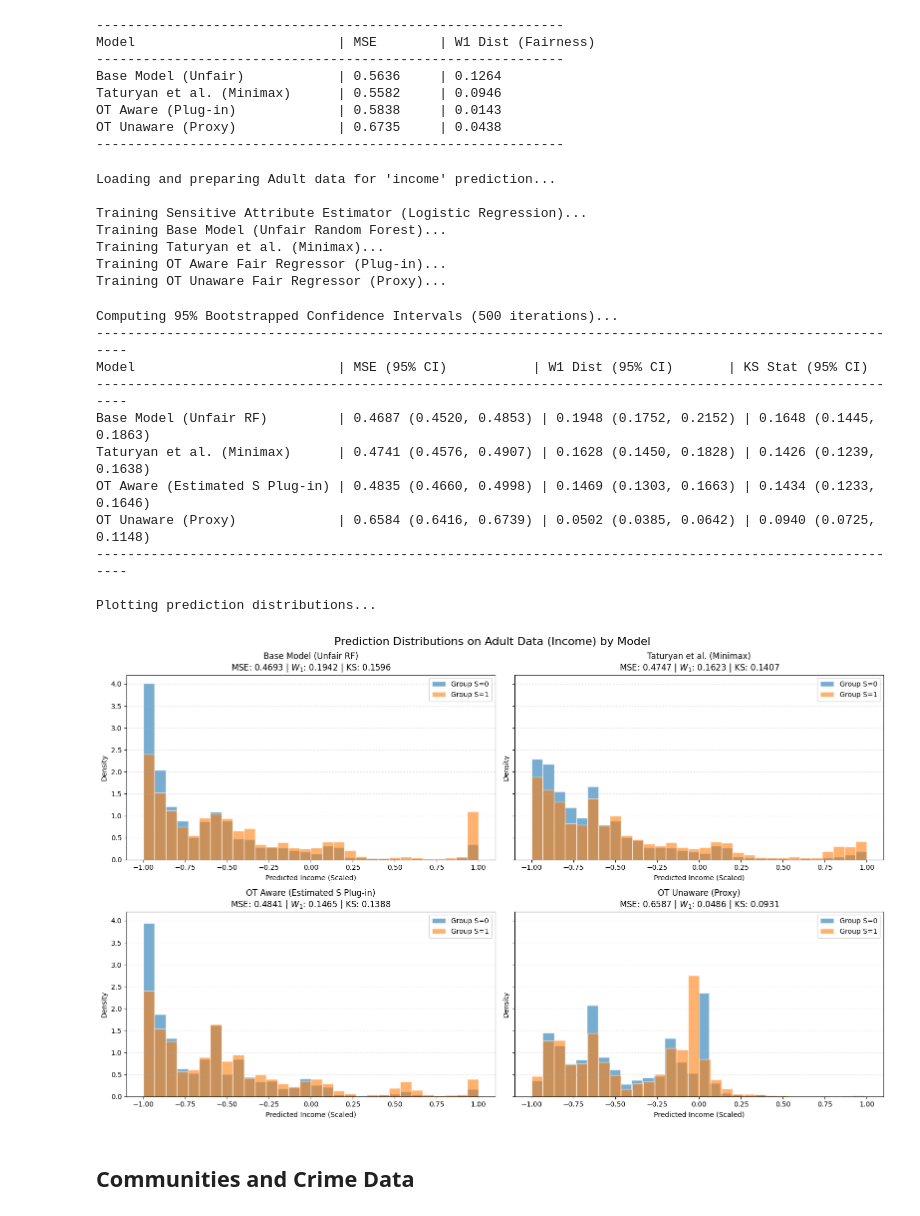
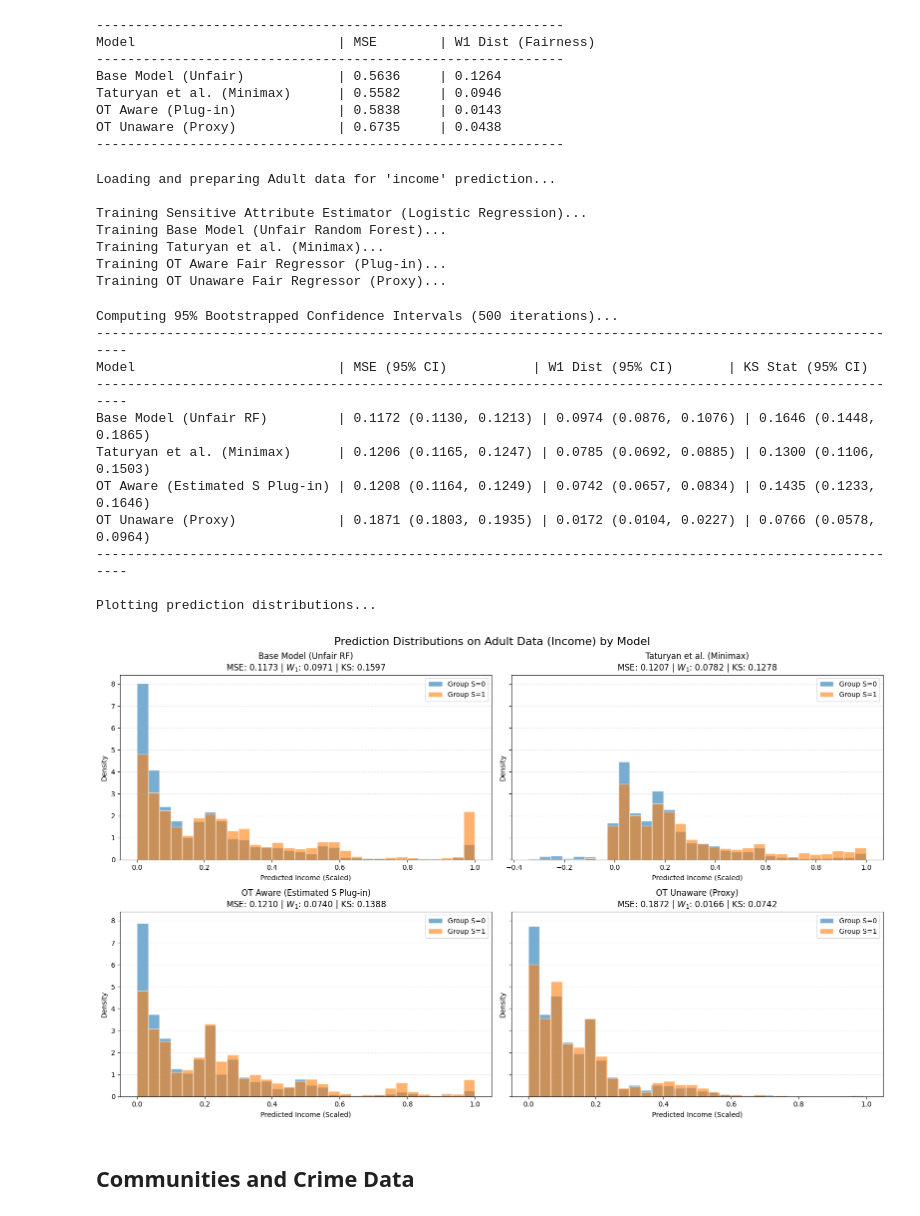
Before and after one commit to AugustinBouquillard/demographic-parity, a Jupyter notebook: real_world_data_visualisation.ipynb, the cells around one changed output. Drawn from its saved outputs; the diff is of its cells as text; code cells hidden in the pictures.

Commit message:
real data visu

```diff
--- a/real_world_data_visualisation.ipynb
+++ b/real_world_data_visualisation.ipynb
@@ -725,18 +703,15 @@ from scipy.stats import wasserstein_distance, ks_2samp
 from sklearn.base import clone
 from ucimlrepo import fetch_ucirepo
 
-# Import Custom Models
 from OTAwareFairRegressor import OTAwareFairRegressor
 from OTUnawareFairRegressor import OTUnawareFairRegressor
 
-# Ensure FairReg can be imported from the unaware-fair-reg directory
 current_dir = os.getcwd()
 folder_path = os.path.abspath(os.path.join(current_dir, 'unaware-fair-reg-3rd-method'))
 if folder_path not in sys.path:
     sys.path.insert(0, folder_path)
 from FairReg import FairReg
 
-# --- Data Preparation Helpers ---
 def drop_str(df):
     cols = df.columns
     for c in cols:
@@ -781,7 +756,6 @@ def get_adult_data_income(as_df=False):
     else:
         return X, S, y
 
-# --- Bootstrapping Helper ---
 def compute_bootstrap_metrics(y_true, y_pred, S_arr, n_iterations=500, ci=95):
     np.random.seed(42)
     n_size = len(y_true)
@@ -820,7 +794,6 @@ def compute_bootstrap_metrics(y_true, y_pred, S_arr, n_iterations=500, ci=95):
 
     return results
 
-# --- Plotting Helper ---
 def plot_histograms(predictions_dict, S_test_arr, y_test_arr):
     groups = np.unique(S_test_arr)
     g1, g2 = groups[0], groups[1]
@@ -850,18 +823,16 @@ def plot_histograms(predictions_dict, S_test_arr, y_test_arr):
     plt.tight_layout()
     plt.show()
 
-# --- Main Execution ---
 def main():
     print("Loading and preparing Adult data for 'income' prediction...")
     X, S, y = get_adult_data_income()
     p = get_frequencies(S)
 
     # Scale Target
-    scaler_y = MinMaxScaler(feature_range=(-1, 1))
-    y_scaled = scaler_y.fit_transform(y.values.reshape(-1, 1))
-    y = pd.Series(y_scaled.flatten(), index=y.index)
+    #scaler_y = MinMaxScaler(feature_range=(-1, 1))
+    #y_scaled = scaler_y.fit_transform(y.values.reshape(-1, 1))
+    #y = pd.Series(y_scaled.flatten(), index=y.index)
 
-    # Split Data
     TRAIN_SIZE, UNLAB_SIZE, TEST_SIZE = 0.4, 0.4, 0.2
     X_train, X_, S_train, S_, y_train, y_ = train_test_split(
         X, S, y, train_size=TRAIN_SIZE, stratify=S, random_state=42
@@ -870,7 +841,7 @@ def main():
         X_, S_, y_, test_size=TEST_SIZE/(1-TRAIN_SIZE), stratify=S_, random_state=42
     )
 
-    # Scale Features (Important for Logistic Regression convergence)
+    #scaling features
     scaler_x = StandardScaler()
     X_train_arr = scaler_x.fit_transform(X_train)
     X_unlab_arr = scaler_x.transform(X_unlab)
@@ -879,81 +850,73 @@ def main():
     y_train_arr, S_train_arr = np.array(y_train).flatten(), np.array(S_train).flatten()
     y_test_arr, S_test_arr = np.array(y_test).flatten(), np.array(S_test).flatten()
 
-    # Define Strong Non-Parametric Base Estimator
     base_rf = RandomForestRegressor(n_estimators=100, max_depth=10, random_state=42, n_jobs=-1)
 
-    print("\nTraining Sensitive Attribute Estimator (Logistic Regression)...")
+    print("\nTraining Sensitive Attribute Estimator (Logistic Regression)")
     clf_s = LogisticRegression(solver='lbfgs', max_iter=2000)
     clf_s.fit(X_train_arr, S_train_arr)
     S_test_est = clf_s.predict(X_test_arr).flatten()
 
-    # --- Models ---
-    print("Training Base Model (Unfair Random Forest)...")
+    print("Training Base Model (Unfair Random Forest)")
     reg = clone(base_rf)
     reg.fit(X_train_arr, y_train_arr)
     y_pred_base = reg.predict(X_test_arr).flatten()
 
-    print("Training Taturyan et al. (Minimax)...")
-    # Pass the ALREADY FITTED base model to FairReg
+    print("Training Taturyan et al.")
     fair_reg = FairReg(reg, clf_s, B=1, K=2, p=p, eps=[0.00001, 0.00001], T=100000, keep_history=False)
     fair_reg.fit(X_unlab_arr)
     y_pred_tat = fair_reg.predict(X_test_arr).flatten()
 
-    print("Training OT Aware Fair Regressor (Plug-in)...")
+    print("Training OT Aware Fair Regressor (Plug-in)")
     ot_aware = OTAwareFairRegressor(base_estimator_model=clone(base_rf))
     ot_aware.fit(X_train_arr, y_train_arr, S_train_arr)
     y_pred_aware = ot_aware.predict(X_test_arr, S=S_test_est).flatten()
 
-    print("Training OT Unaware Fair Regressor (Proxy)...")
-    # Using the base_regressor parameter updated in your custom Unaware script
+    print("Training OT Unaware Fair Regressor (Proxy)")
     ot_unaware = OTUnawareFairRegressor(base_regressor=clone(base_rf))
     ot_unaware.fit(X_train_arr, y_train_arr, S_train_arr)
     y_pred_unaware = ot_unaware.predict(X_test_arr, prediction="knn").flatten()
 
-    # --- Evaluation with Confidence Intervals ---
-    print("\nComputing 95% Bootstrapped Confidence Intervals (500 iterations)...")
-    print("-" * 105)
+    print("\nComputing 95% Bootstrapped Confidence Intervals (500 iterations)")
     print(f"{'Model':<30} | {'MSE (95% CI)':<22} | {'W1 Dist (95% CI)':<22} | {'KS Stat (95% CI)':<22}")
-    print("-" * 105)
 
     predictions = {
         "Base Model (Unfair RF)": y_pred_base,
         "Taturyan et al. (Minimax)": y_pred_tat,
         "OT Aware (Estimated S Plug-in)": y_pred_aware,
         "OT Unaware (Proxy)": y_pred_unaware
     }
 
     for name, preds in predictions.items():
         metrics = compute_bootstrap_metrics(y_test_arr, preds, S_test_arr)
         print(f"{name:<30} | {metrics['MSE']:<22} | {metrics['W1']:<22} | {metrics['KS']:<22}")
     print("-" * 105)
 
-    # --- Visualization ---
     print("\nPlotting prediction distributions...")
     plot_histograms(predictions, S_test_arr, y_test_arr)
 
 if __name__ == "__main__":
     main()
 # %% [output]
 Loading and preparing Adult data for 'income' prediction...
 
 Training Sensitive Attribute Estimator (Logistic Regression)...
 Training Base Model (Unfair Random Forest)...
 Training Taturyan et al. (Minimax)...
 Training OT Aware Fair Regressor (Plug-in)...
 Training OT Unaware Fair Regressor (Proxy)...
 Computing 95% Bootstrapped Confidence Intervals (500 iterations)...
 ---------------------------------------------------------------------------------------------------------
 Model                          | MSE (95% CI)           | W1 Dist (95% CI)       | KS Stat (95% CI)
 ---------------------------------------------------------------------------------------------------------
-Base Model (Unfair RF)         | 0.4687 (0.4520, 0.4853) | 0.1948 (0.1752, 0.2152) | 0.1648 (0.1445, 0.1863)
-Taturyan et al. (Minimax)      | 0.4741 (0.4576, 0.4907) | 0.1628 (0.1450, 0.1828) | 0.1426 (0.1239, 0.1638)
-OT Aware (Estimated S Plug-in) | 0.4835 (0.4660, 0.4998) | 0.1469 (0.1303, 0.1663) | 0.1434 (0.1233, 0.1646)
-OT Unaware (Proxy)             | 0.6584 (0.6416, 0.6739) | 0.0502 (0.0385, 0.0642) | 0.0940 (0.0725, 0.1148)
+Base Model (Unfair RF)         | 0.1172 (0.1130, 0.1213) | 0.0974 (0.0876, 0.1076) | 0.1646 (0.1448, 0.1865)
+Taturyan et al. (Minimax)      | 0.1206 (0.1165, 0.1247) | 0.0785 (0.0692, 0.0885) | 0.1300 (0.1106, 0.1503)
+OT Aware (Estimated S Plug-in) | 0.1208 (0.1164, 0.1249) | 0.0742 (0.0657, 0.0834) | 0.1435 (0.1233, 0.1646)
+OT Unaware (Proxy)             | 0.1871 (0.1803, 0.1935) | 0.0172 (0.0104, 0.0227) | 0.0766 (0.0578, 0.0964)
 ---------------------------------------------------------------------------------------------------------
 
 Plotting prediction distributions...
-[figure, old version]
+[figure, new version]
 # %% [markdown]
 ## Communities and Crime Data
 # %%
```
Also changed, not shown: parts of 10 cells of this notebook, 1 other file.
